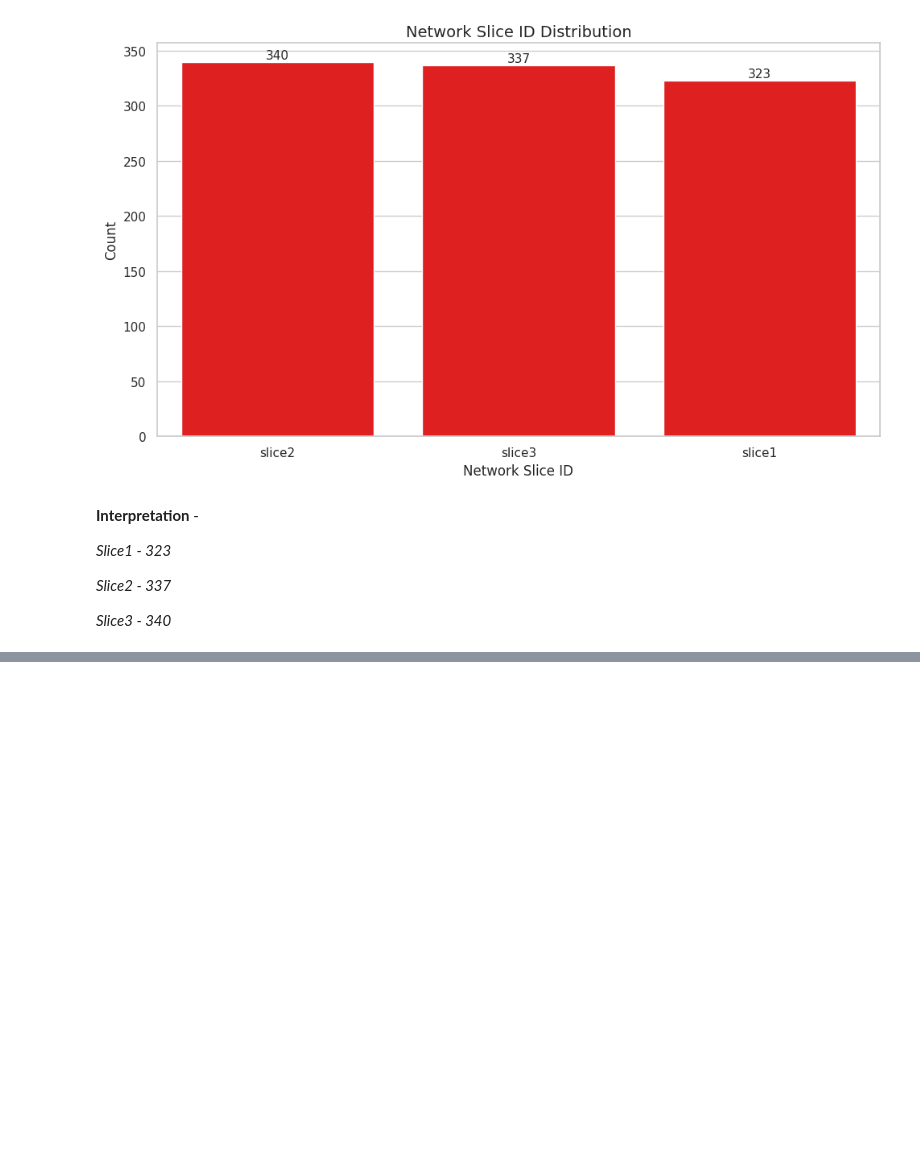
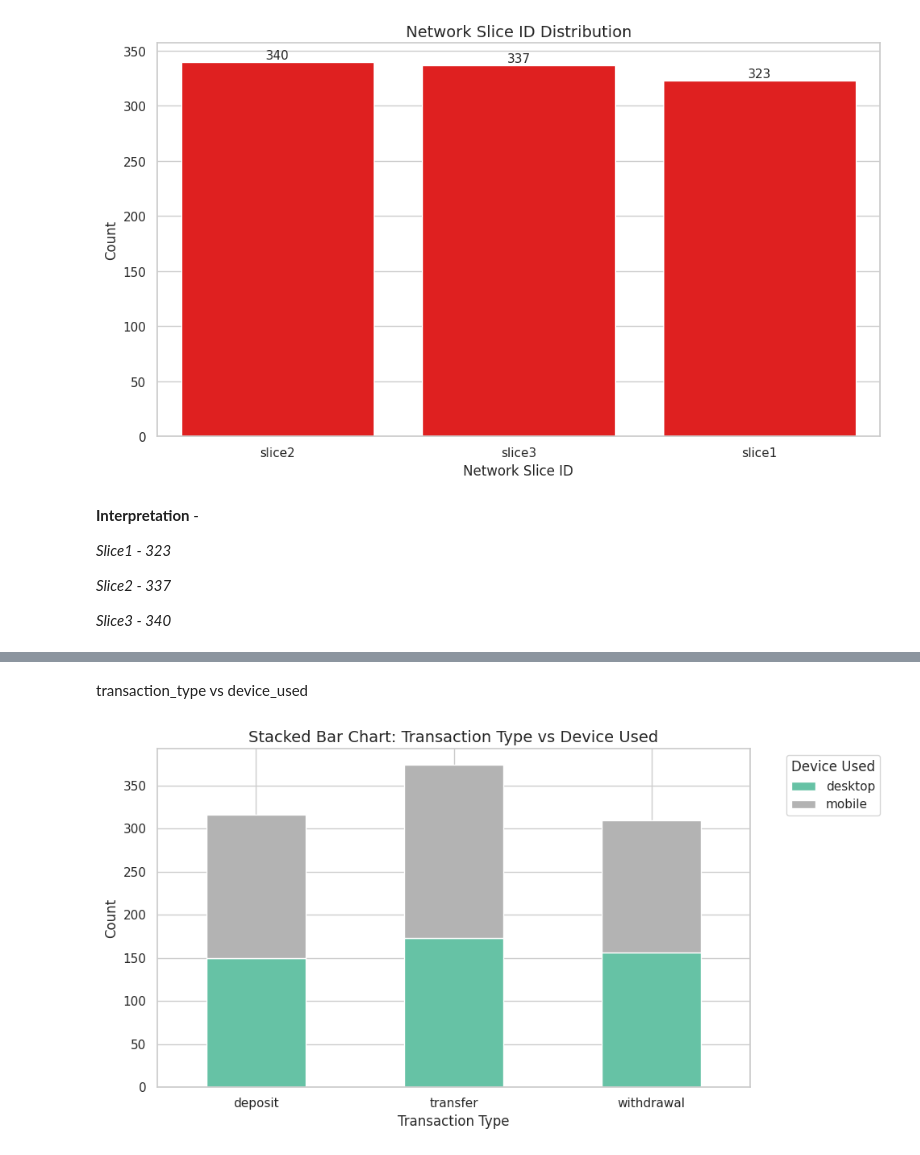
Before and after one commit to Sagarjain93/Operations_transaction_Data, a Jupyter notebook: transaction_data.ipynb, the cells around one changed output, grey strips where cells are left out. Drawn from its saved outputs; the diff is of its cells as text; code cells hidden in the pictures; blank space fills up the shorter version.

```diff
--- a/transaction_data.ipynb
+++ b/transaction_data.ipynb
@@ -580,0 +622,22 @@ plt.show()
+# %% [markdown]
+transaction_type vs device_used
+# %%
+import pandas as pd
+import matplotlib.pyplot as plt
+
+# Step 1: Create a frequency table
+stack_data = pd.crosstab(df['transaction_type'], df['device_used'])
+
+# Step 2: Plot stacked bar chart
+stack_data.plot(kind='bar', stacked=True, figsize=(10, 6), colormap='Set2')
+
+# Step 3: Add titles and labels
+plt.title('Stacked Bar Chart: Transaction Type vs Device Used', fontsize=14)
+plt.xlabel('Transaction Type', fontsize=12)
+plt.ylabel('Count', fontsize=12)
+plt.legend(title='Device Used', bbox_to_anchor=(1.05, 1), loc='upper left')
+plt.tight_layout()
+plt.xticks(rotation=0)
+plt.show()
+# %% [output]
+[figure, added]
```
Also changed, not shown: parts of 8 cells of this notebook.
